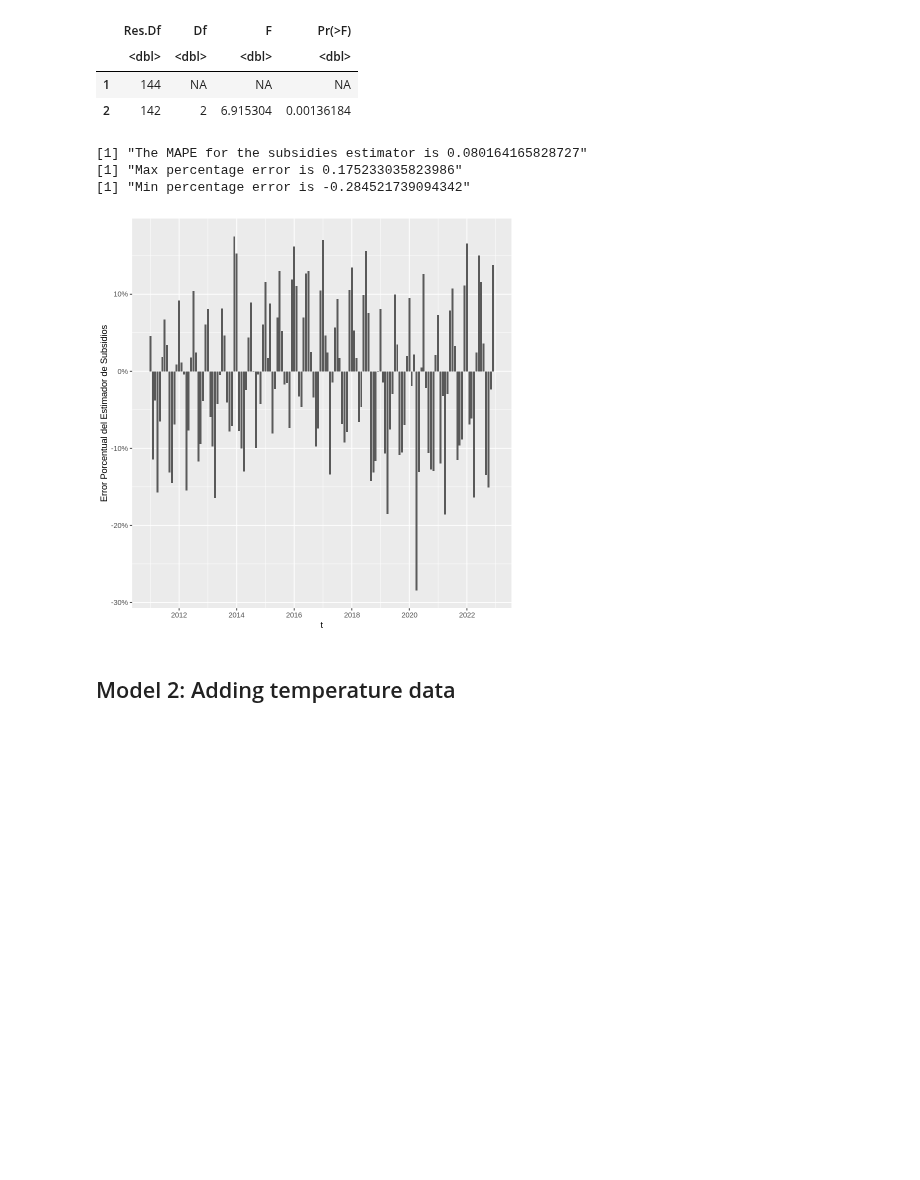
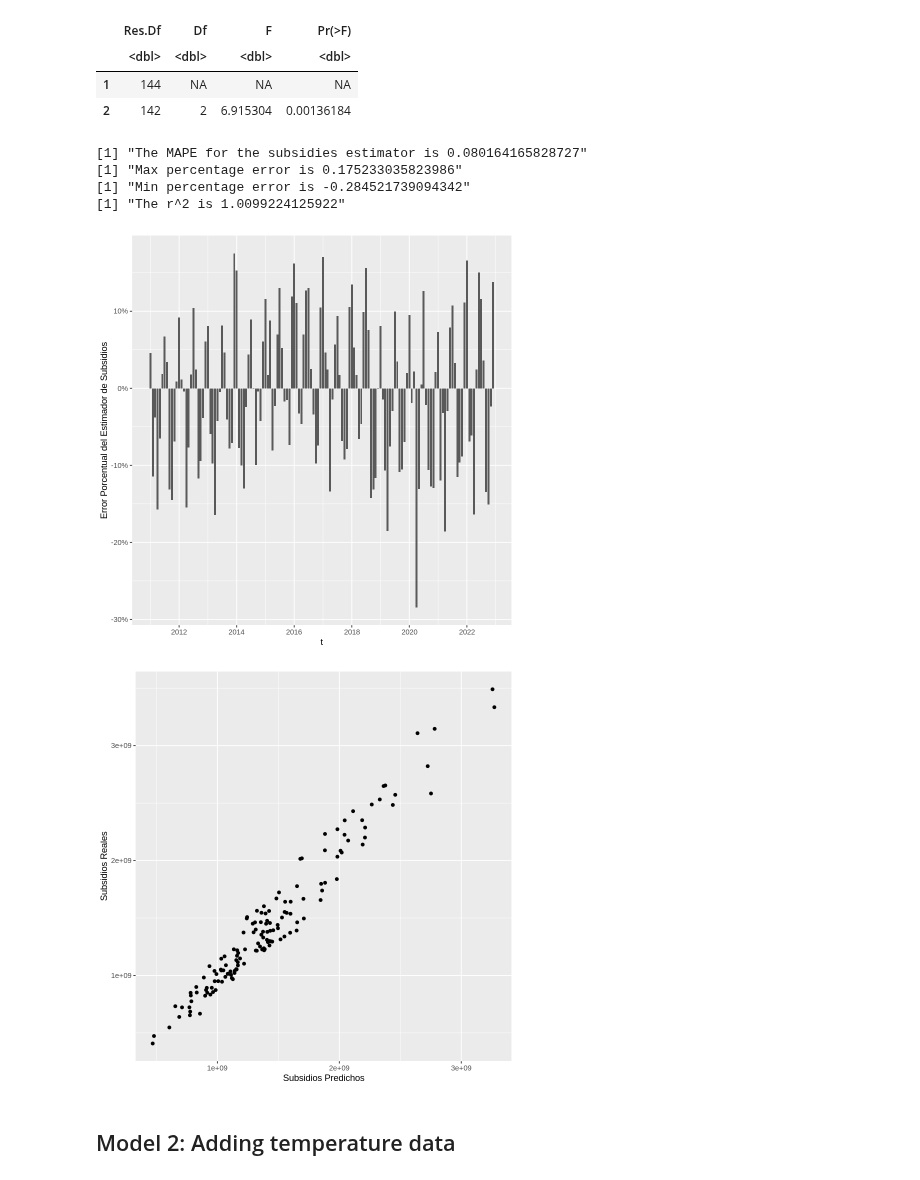
Before and after one commit to jpoletti/elec-demand-arg, a Jupyter notebook: models.ipynb, the cells around one changed output. Saved outputs shown, nothing was run; the diff lists cells and outputs as text; code cells hidden in the pictures; blank space fills up the shorter version.

Commit message:
made a small modification to the x labs on some plots. added a scatter plot to the subsidies models

```diff
--- a/models.ipynb
+++ b/models.ipynb
@@ -98,13 +85,20 @@ reset_test <- function(model) {
     resettest(model, power = 3, type = "fitted", data = data)
 }
 
-heterosk_test <- function(model) {
+heterosk_test <- function(model, is_subs=FALSE) {
+    if (is_subs==TRUE){
+        x_labs <- 'Subsidios Predichos'
+    }
+    if (is_subs==FALSE){
+        x_labs <- 'Demanda Predicha'
+    }
+
     p <- bptest(model)$p.value
     print(sprintf('The p-value of the Breusch-Pagan test is %s', p))
     ggplot(model, aes(x = .fitted, y = .resid)) +
         geom_point() +
         geom_hline(yintercept = 0, colour='red') +
-        labs(y='Residual', x='Demanda Predicha')
+        labs(y='Residual', x=x_labs)
 }
 
 autocorr_test <- function(model, data) {
@@ -167,7 +161,7 @@ build_subs_model <- function(model, data) {
     return(subs_model)
 }
 
-calc_plot_subs_errors <- function(model, data){
+eval_subs_errors <- function(model, data){
     # Calculating errors
     data$est_subs <- (data$pmon - data$pest) * model$fitted
     data$subs_error <- data$true_subs - data$est_subs
@@ -177,15 +171,25 @@ calc_plot_subs_errors <- function(model, data){
     # Printing MAPE
     mape <- mean(data$ape)
     print(sprintf('The MAPE for the subsidies estimator is %s', mape))
-
     print(sprintf('Max percentage error is %s', max(data$pe)))
     print(sprintf('Min percentage error is %s', min(data$pe)))
+
+    # Printing r2
+    ssr <- sum((data$true_subs - data$est_subs) ^ 2)
+    sst <- sum(data$true_subs - mean(data$true_subs) ^ 2)
+    r2 <- 1 - (ssr/sst)
+    print(sprintf('The r^2 is %s', r2))
 
     # Plotting percentage error over time
     print(ggplot(data, aes(x=date, y=pe)) +
           geom_bar(stat="identity") +
           scale_y_continuous(labels = scales::percent_format()) +
           labs(y='Error Porcentual del Estimador de Subsidios', x='t'))
+
+    # Plotting the prediction interval
+    print(ggplot(data, aes(x=est_subs, y=true_subs)) +
+          geom_point() +
+          labs(y='Subsidios Reales', x='Subsidios Predichos'))
 }
 # %% [markdown]
 ## Baseline model: only using time data
@@ -305,12 +305,14 @@ A anova: 2 × 4
 | 1 | 144 | NA | NA | NA |
 | 2 | 142 | 2 | 6.915304 | 0.00136184 |
 # %%
-calc_plot_subs_errors(model, data)
+eval_subs_errors(model, data)
 # %% [output]
 [1] "The MAPE for the subsidies estimator is 0.080164165828727"
 [1] "Max percentage error is 0.175233035823986"
 [1] "Min percentage error is -0.284521739094342"
+[1] "The r^2 is 1.0099224125922"
 [figure]
+[figure, added]
 # %% [markdown]
 ## Model 2: Adding temperature data
 # %%
```
Also changed, not shown: parts of 15 cells of this notebook.
